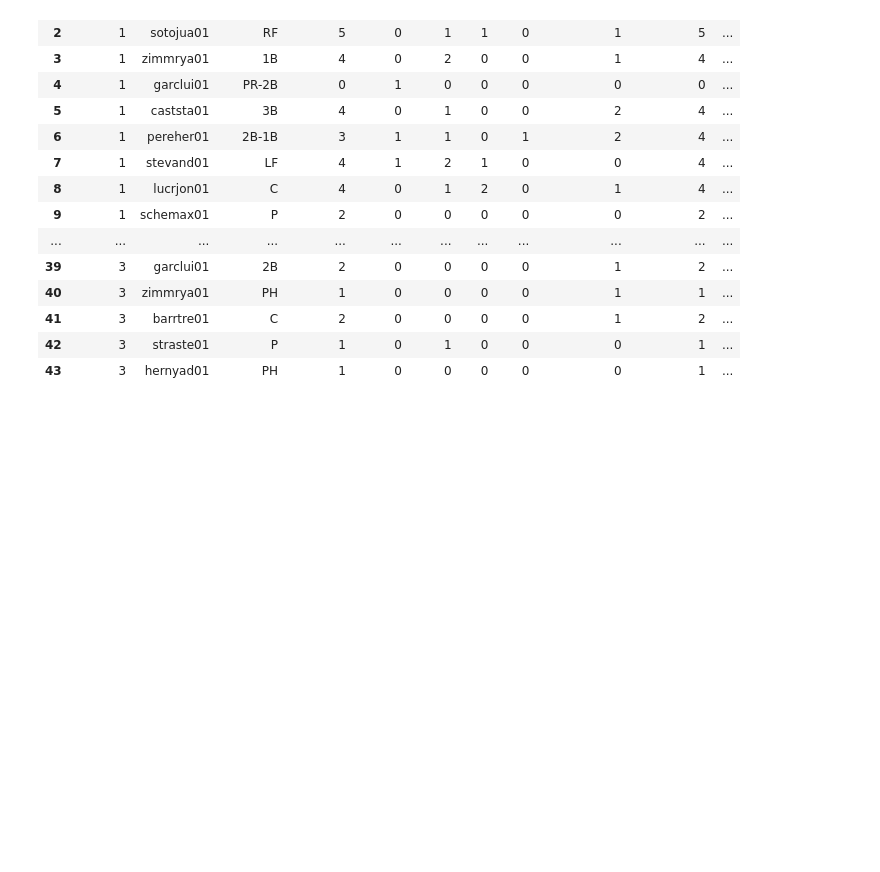
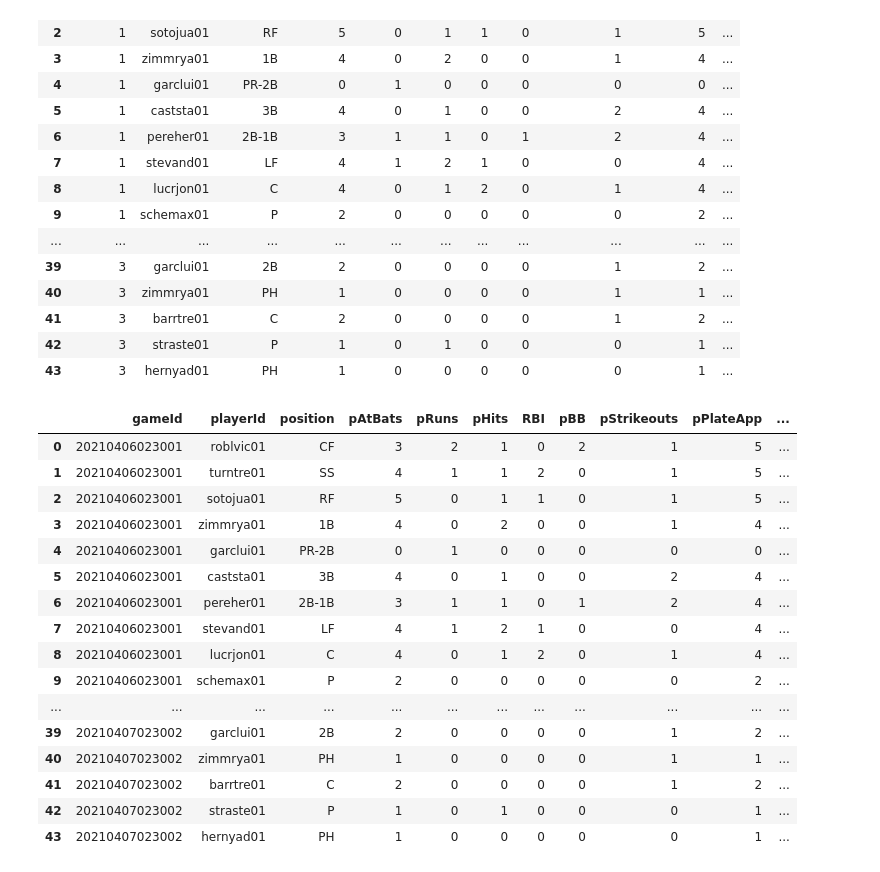
Before and after one commit to tah96/washington-nationals, a Jupyter notebook: Multi_Purpose_notebook.ipynb, the cells around one changed output. Cells and saved outputs as stored; diff of their text form; code cells hidden in the pictures; blank space fills up the shorter version.

Commit message:
GameID mapping

```diff
--- a/Multi_Purpose_notebook.ipynb
+++ b/Multi_Purpose_notebook.ipynb
@@ -376,6 +376,7 @@ for position in HIT_df['Position']:
     pos_obj_to_str = str(position)
     whitespace_removed = pos_obj_to_str.strip()
     cleaned_positions.append(whitespace_removed)
+HIT_df['GAME_ID'] = HIT_df['GAME_ID'].astype(str)
 HIT_df['Position'] = cleaned_positions
 HIT_df['AB'] = HIT_df['AB'].astype(int)
 HIT_df['H'] = HIT_df['H'].astype(int)
@@ -403,11 +404,11 @@ for player in HIT_player_game_list:
     new_player = player_csv.loc[player_csv['playerName'] == player,'playerID'].iloc[0]
     HIT_playerID_list.append(new_player)
 HIT_clean_df['Name'] = HIT_playerID_list
-HIT_clean_df.rename({'GAME_ID': 'gameId', 'Name': 'playerId', 'Position':'position','PA':'pPlateApp',
+HIT_ntf_df = HIT_clean_df.rename({'GAME_ID': 'gameId', 'Name': 'playerId', 'Position':'position','PA':'pPlateApp',
             'AB':'pAtBats','H':'pHits','R':'pRuns','K':'pStrikeouts',
             '2B':'p2B','3B':'p3B','HR':'pHR','SF':'pSF','BB':'pBB','IBB':'pIBB','HBP':'pHBP'}, axis=1)
 
-#GAME ID not showing up. Needs fixing
+HIT_ntf_df
 # %% [output]
 A value is trying to be set on a copy of a slice from a DataFrame.
 Try using .loc[row_indexer,col_indexer] = value instead
@@ -430,3 +431,31 @@ See the caveats in the documentation: https://pandas.pydata.org/pandas-docs/stab
 | 41 | 3 | barrtre01 | C | 2 | 0 | 0 | 0 | 0 | 1 | 2 | ... |
 | 42 | 3 | straste01 | P | 1 | 0 | 1 | 0 | 0 | 0 | 1 | ... |
 | 43 | 3 | hernyad01 | PH | 1 | 0 | 0 | 0 | 0 | 0 | 1 | ... |
+# %%
+HIT_unique_gameId_list = HIT_ntf_df['gameId'].unique()
+# %%
+GAME_unique_gameId_list = GAME_df['gameId'].to_list()
+# %%
+for index, game in enumerate(HIT_unique_gameId_list):
+    gameIDnewval = GAME_unique_gameId_list[index]
+    HIT_ntf_df.loc[HIT_ntf_df['gameId'] == game, "gameId"] = gameIDnewval
+# %%
+HIT_ntf_df
+# %% [output]
+|  | gameId | playerId | position | pAtBats | pRuns | pHits | RBI | pBB | pStrikeouts | pPlateApp | ... |
+| 0 | 20210406023001 | roblvic01 | CF | 3 | 2 | 1 | 0 | 2 | 1 | 5 | ... |
+| 1 | 20210406023001 | turntre01 | SS | 4 | 1 | 1 | 2 | 0 | 1 | 5 | ... |
+| 2 | 20210406023001 | sotojua01 | RF | 5 | 0 | 1 | 1 | 0 | 1 | 5 | ... |
+| 3 | 20210406023001 | zimmrya01 | 1B | 4 | 0 | 2 | 0 | 0 | 1 | 4 | ... |
+| 4 | 20210406023001 | garclui01 | PR-2B | 0 | 1 | 0 | 0 | 0 | 0 | 0 | ... |
+| 5 | 20210406023001 | caststa01 | 3B | 4 | 0 | 1 | 0 | 0 | 2 | 4 | ... |
+| 6 | 20210406023001 | pereher01 | 2B-1B | 3 | 1 | 1 | 0 | 1 | 2 | 4 | ... |
+| 7 | 20210406023001 | stevand01 | LF | 4 | 1 | 2 | 1 | 0 | 0 | 4 | ... |
+| 8 | 20210406023001 | lucrjon01 | C | 4 | 0 | 1 | 2 | 0 | 1 | 4 | ... |
+| 9 | 20210406023001 | schemax01 | P | 2 | 0 | 0 | 0 | 0 | 0 | 2 | ... |
+| ... | ... | ... | ... | ... | ... | ... | ... | ... | ... | ... | ... |
+| 39 | 20210407023002 | garclui01 | 2B | 2 | 0 | 0 | 0 | 0 | 1 | 2 | ... |
+| 40 | 20210407023002 | zimmrya01 | PH | 1 | 0 | 0 | 0 | 0 | 1 | 1 | ... |
+| 41 | 20210407023002 | barrtre01 | C | 2 | 0 | 0 | 0 | 0 | 1 | 2 | ... |
+| 42 | 20210407023002 | straste01 | P | 1 | 0 | 1 | 0 | 0 | 0 | 1 | ... |
+| 43 | 20210407023002 | hernyad01 | PH | 1 | 0 | 0 | 0 | 0 | 0 | 1 | ... |
```
Also changed, not shown: parts of 1 cell of this notebook.
